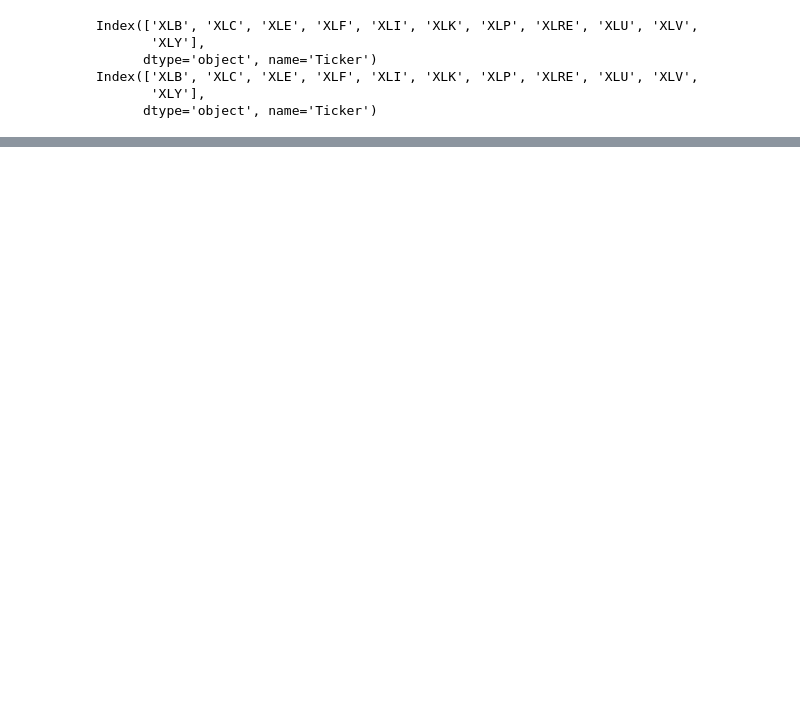
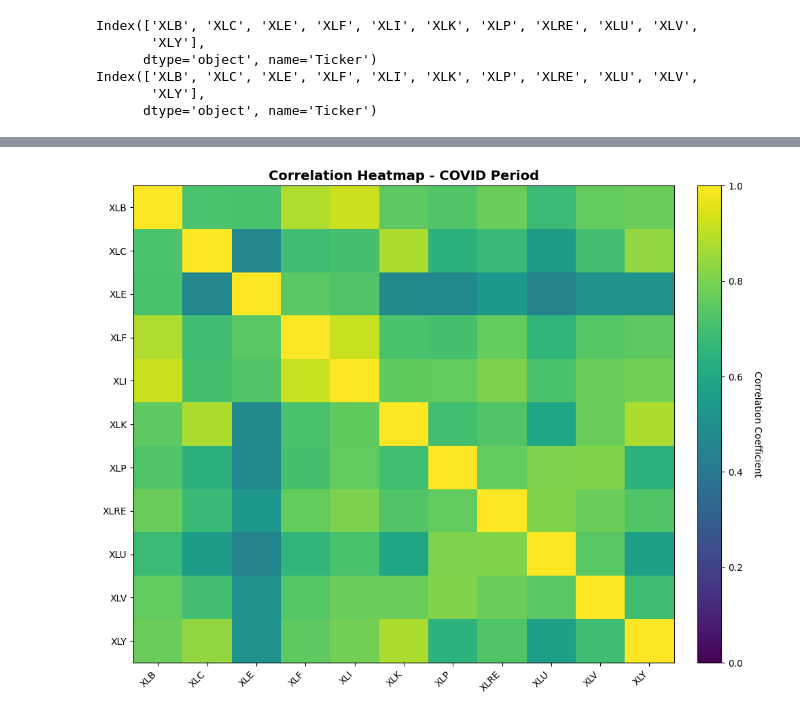
Before and after one commit to riccardomantegazza/MarketPulse, a Jupyter notebook: presentation/test_market_pulse_project.ipynb, the cells around one changed output, grey strips where cells are left out. Drawn from its saved outputs; the diff is of its cells as text; code cells hidden in the pictures; blank space fills up the shorter version.

```diff
--- a/presentation/test_market_pulse_project.ipynb
+++ b/presentation/test_market_pulse_project.ipynb
@@ -274,9 +257,8 @@ def slice_period(px,start,end) -> pd.DataFrame:   #Funzione per prendere un peri
     return px.loc[(px.index >= start) & (px.index <= end)]
 # %%
 # COVID
-
-prices_covid = slice_period(px,start,end)
-returns_covid = log_returns(prices_covid)
+prices_covid = slice_period(px, covid_start, covid_end)
+returns_covid = returns.loc[covid_start:covid_end].copy()
 msi_covid = rolling_average_pairwise_corr(returns_covid, window=63)
 dd_covid = max_drawdown(prices_covid)
 vol_covid = annualized_volatility(returns_covid)
@@ -311,0 +348,14 @@ XLB    -0.021582
+# %%
+# Correlation Heatmap - COVID Period
+corr_covid = returns_covid.corr()
+plt.figure(figsize=(10, 8))
+im = plt.imshow(corr_covid.values, cmap='viridis', vmin=0, vmax=1, aspect='auto')
+cbar = plt.colorbar(im, fraction=0.046, pad=0.04)
+cbar.set_label('Correlation Coefficient', rotation=270, labelpad=20)
+plt.xticks(range(len(corr_covid.columns)), corr_covid.columns, rotation=45, ha='right')
+plt.yticks(range(len(corr_covid.index)), corr_covid.index)
+plt.title("Correlation Heatmap - COVID Period", fontsize=14, fontweight='bold')
+plt.tight_layout()
+plt.show()
+# %% [output]
+[figure, added]
```
Also changed, not shown: parts of 17 cells of this notebook.
